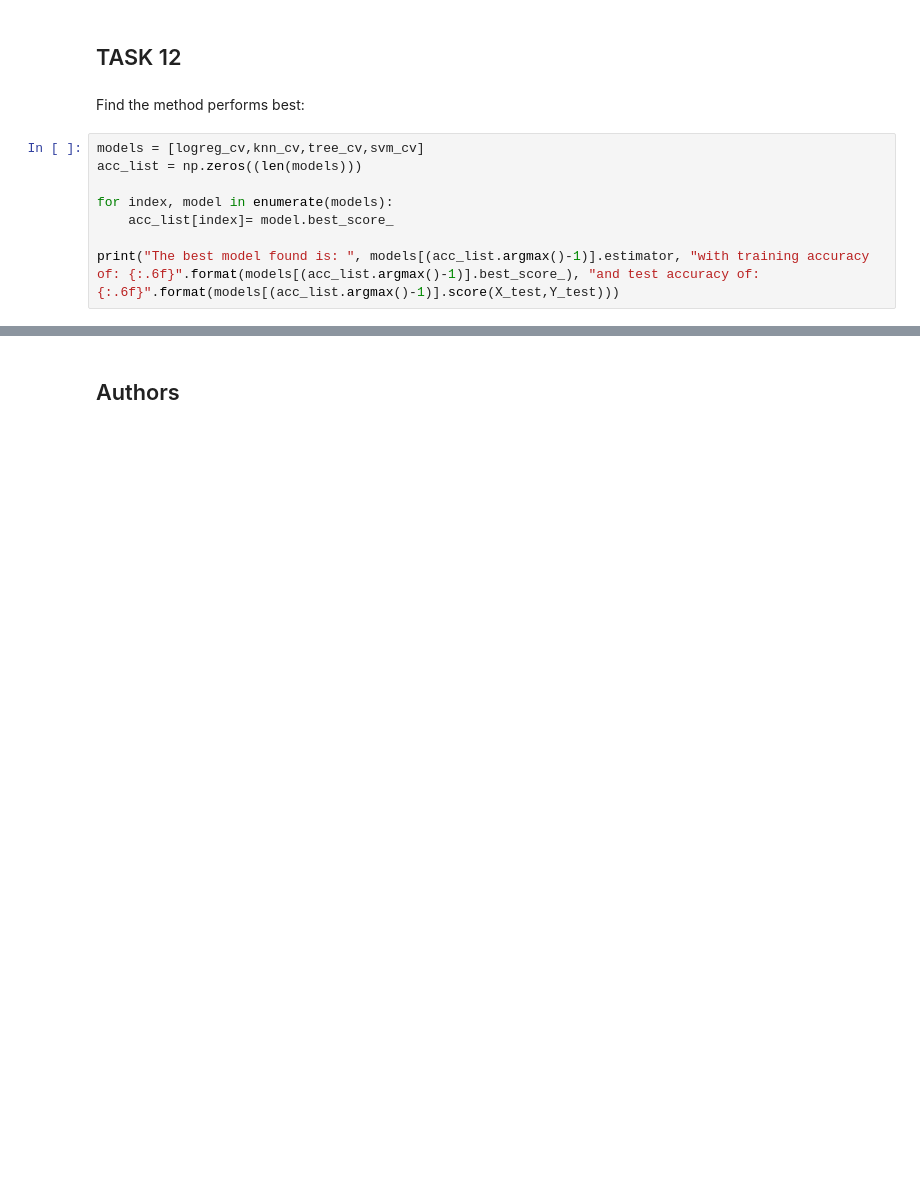
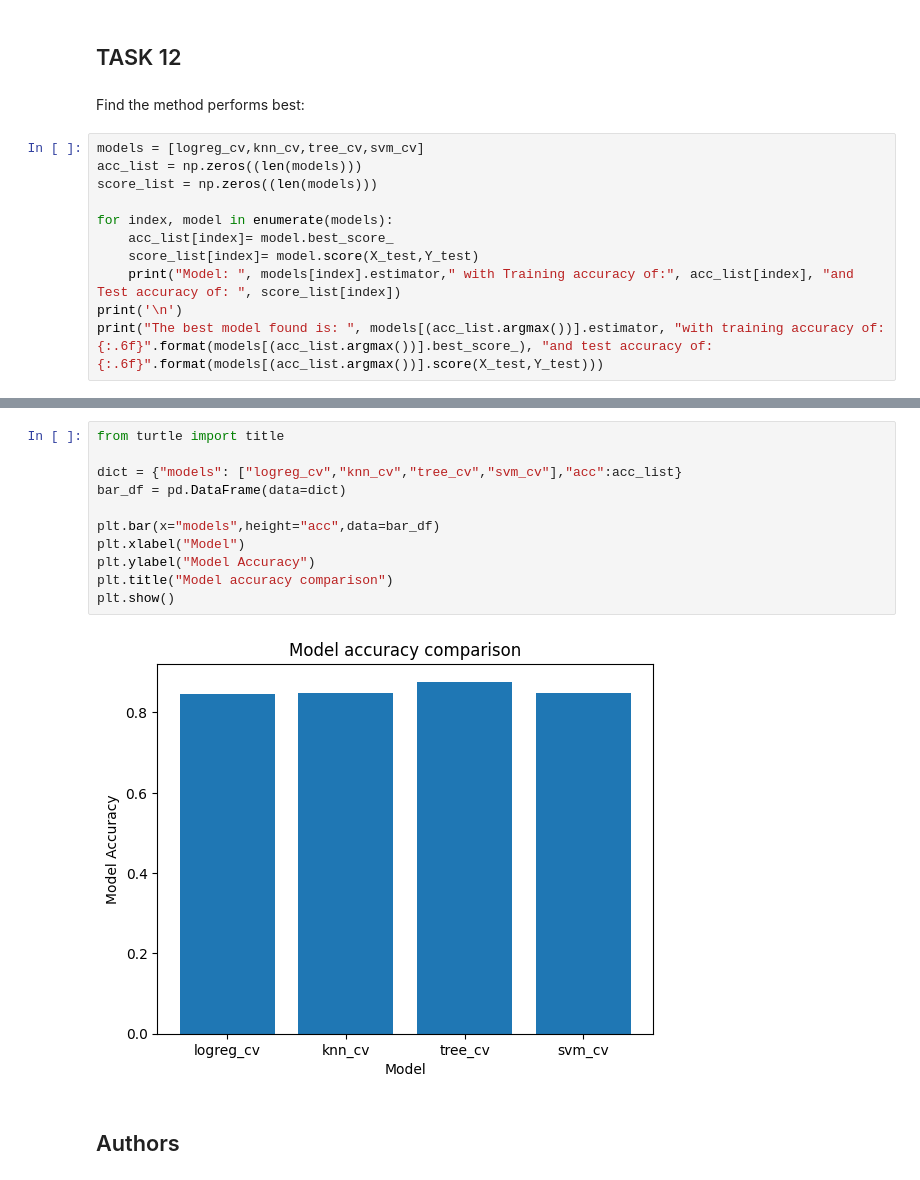
Before and after one commit to hirokipaico/applied-data-science-capstone, a Jupyter notebook: 8 - SpaceY Project - Predictive Analysis.ipynb, the cells around one changed output, grey strips where cells are left out. Saved outputs shown, nothing was run; the diff lists cells and outputs as text; blank space fills up the shorter version.

Commit message:
Added comparison bar plot

```diff
--- a/8 - SpaceY Project - Predictive Analysis.ipynb
+++ b/8 - SpaceY Project - Predictive Analysis.ipynb
@@ -332,9 +341,12 @@ Find the method performs best:
 # %%
 models = [logreg_cv,knn_cv,tree_cv,svm_cv]
 acc_list = np.zeros((len(models)))
+score_list = np.zeros((len(models)))
 
 for index, model in enumerate(models):
     acc_list[index]= model.best_score_
-
-print("The best model found is: ", models[(acc_list.argmax()-1)].estimator, "with training accuracy of: {:.6f}".format(models[(acc_list.argmax()-1)].best_score_), "and test accuracy of: {:.6f}".format(models[(acc_list.argmax()-1)].score(X_test,Y_test)))
+    score_list[index]= model.score(X_test,Y_test)
+    print("Model: ", models[index].estimator," with Training accuracy of:", acc_list[index], "and Test accuracy of: ", score_list[index])
+print('\n')
+print("The best model found is: ", models[(acc_list.argmax())].estimator, "with training accuracy of: {:.6f}".format(models[(acc_list.argmax())].best_score_), "and test accuracy of: {:.6f}".format(models[(acc_list.argmax())].score(X_test,Y_test)))
 # %% [output]
@@ -342,3 +360,16 @@ The best model found is:  KNeighborsClassifier() with training accuracy of: 0.84
+# %%
+from turtle import title
+
+dict = {"models": ["logreg_cv","knn_cv","tree_cv","svm_cv"],"acc":acc_list}
+bar_df = pd.DataFrame(data=dict)
+
+plt.bar(x="models",height="acc",data=bar_df)
+plt.xlabel("Model")
+plt.ylabel("Model Accuracy")
+plt.title("Model accuracy comparison")
+plt.show()
+# %% [output]
+[figure, added]
 # %% [markdown]
 ## Authors
 # %% [markdown]
```
Also changed, not shown: parts of 5 cells of this notebook.
